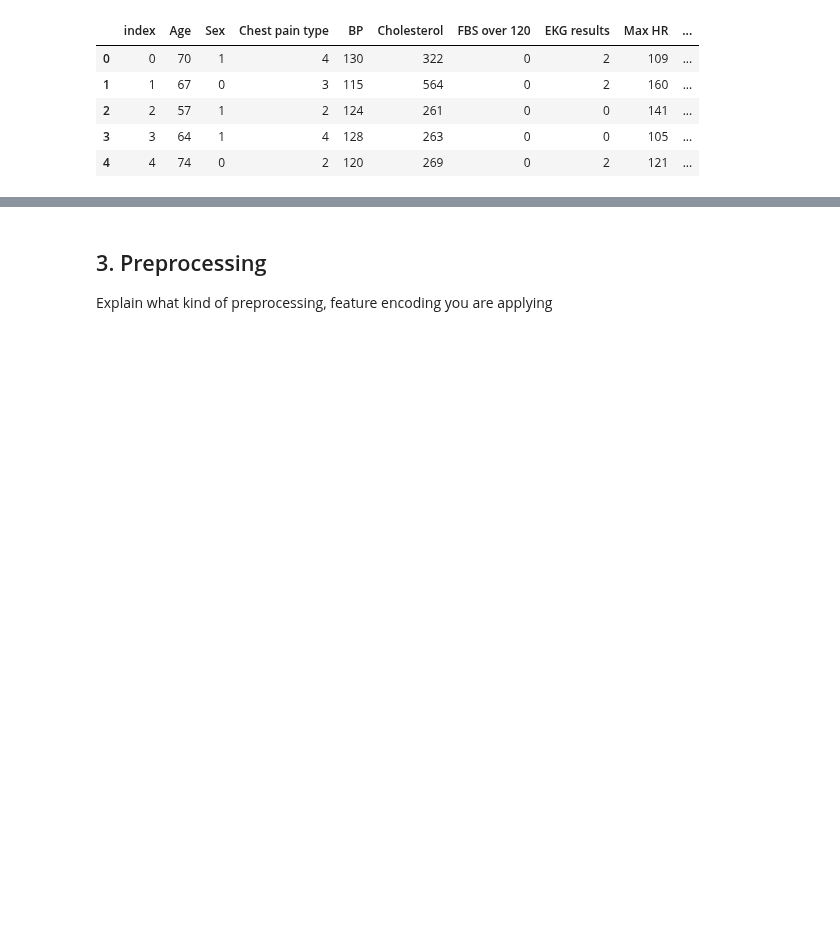
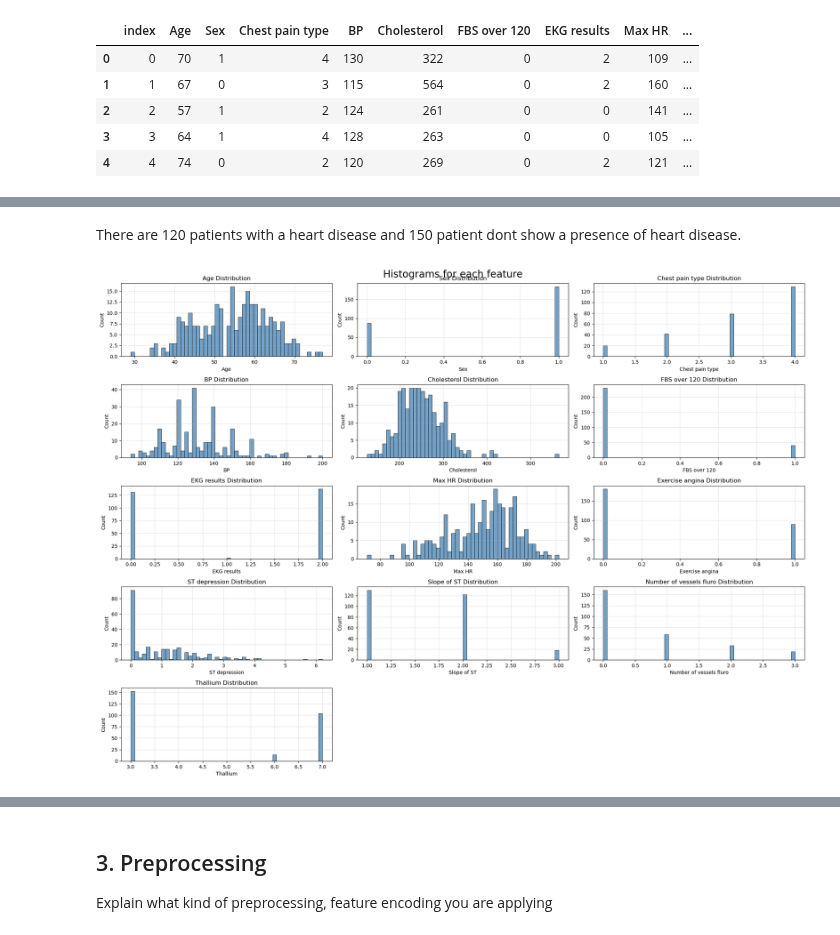
Before and after one commit to micheleishere/CO2, a Jupyter notebook: Project_CO2_main.ipynb, the cells around one changed output, grey strips where cells are left out. Saved outputs shown, nothing was run; the diff lists cells and outputs as text; code cells hidden in the pictures; blank space fills up the shorter version.

```diff
--- a/Project_CO2_main.ipynb
+++ b/Project_CO2_main.ipynb
@@ -45,0 +186,36 @@ heart_data.head()
+# %% [markdown]
+There are 120 patients with a heart disease and 150 patient dont show a presence of heart disease.
+# %%
+
+#Distribution of all the varibles
+
+# Create a new dataframe with all the features except the target feature
+data = heart_data.loc[:, ~heart_data.columns.isin(["Heart Disease"])]
+
+# Find the number of variables in the dataframe
+num_vars =  len(data.columns)
+
+# Calculate the number of rows and columns needed for the grid of subplots
+num_rows = (num_vars // 2) + (num_vars % 2)
+num_cols = 3
+
+# Grid of subplots
+fig, axes = plt.subplots(nrows=num_rows, ncols=num_cols, figsize=(20, 20))
+
+# Flatten the 2D array of axes into a 1D array
+axes = axes.flatten()
+
+
+for i, col in enumerate(data.columns):
+    sns.histplot(data[col], bins=50, ax=axes[i], color="steelblue")
+    axes[i].set_title(f"{col} Distribution")
+    axes[i].grid(alpha=0.35)
+
+for j in range(num_vars, num_rows * num_cols):
+    fig.delaxes(axes[j])
+
+plt.suptitle("Histograms for each feature", fontsize=20)
+plt.tight_layout()
+plt.show()
+# %% [output]
+[figure, added]
```
Also changed, not shown: parts of 11 cells of this notebook, 1 other file.
